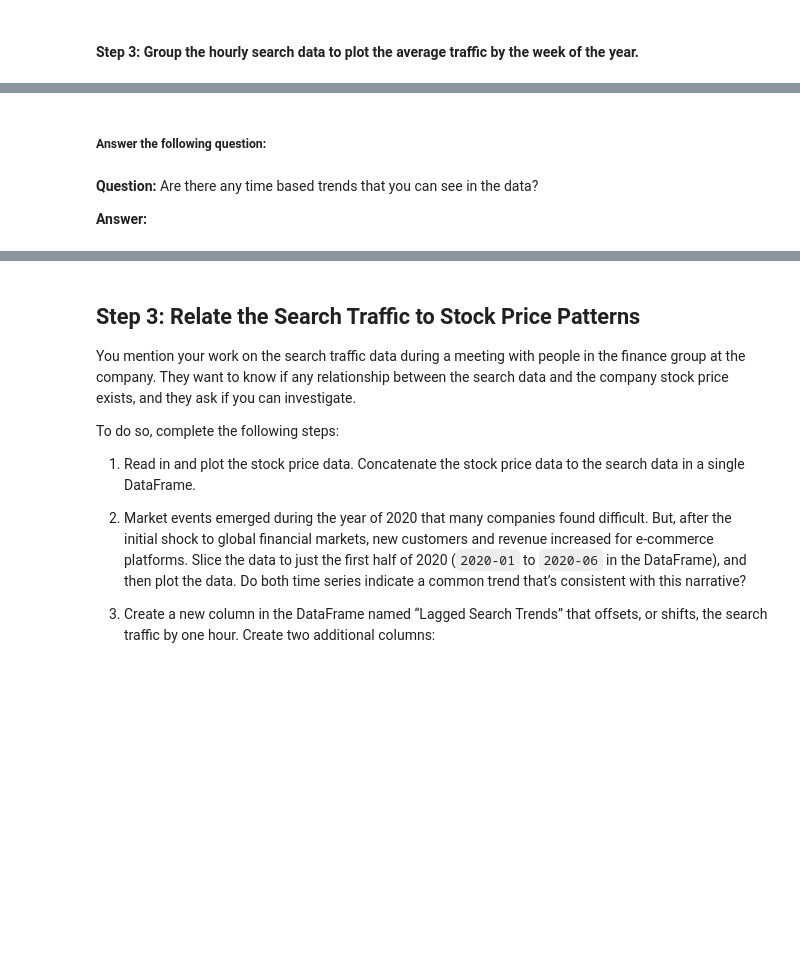
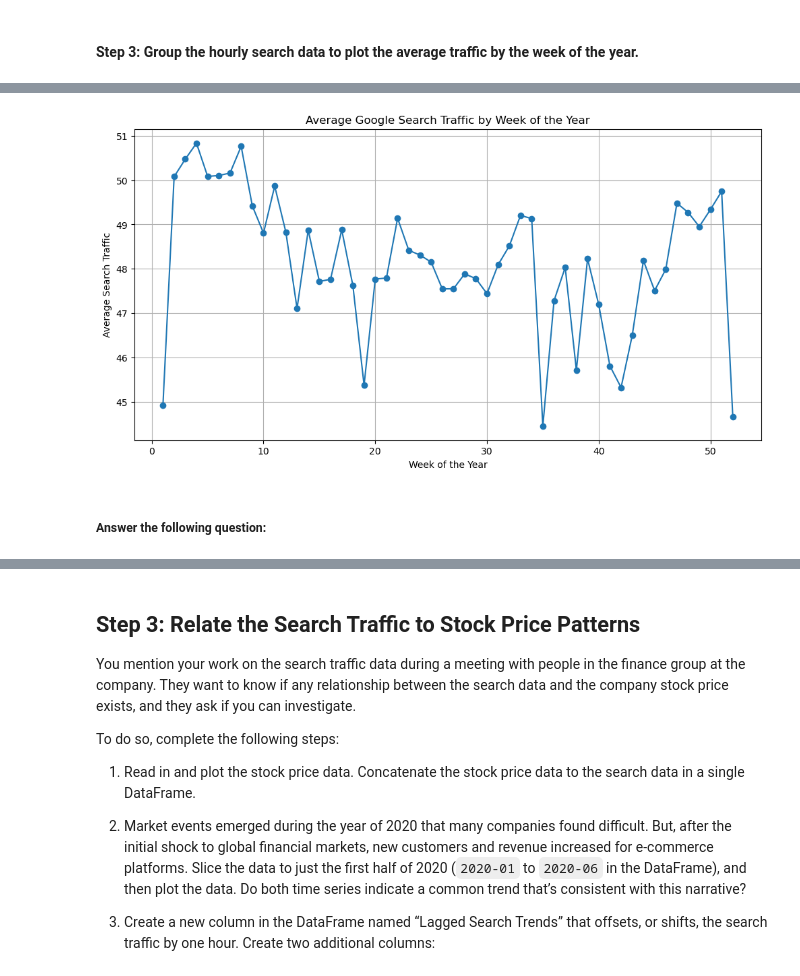
Before and after one commit to tsjohns9/prophet-challenge, a Jupyter notebook: forecasting_net_prophet.ipynb, the cells around one changed output, grey strips where cells are left out. Saved outputs shown, nothing was run; the diff lists cells and outputs as text; code cells hidden in the pictures; blank space fills up the shorter version.

```diff
--- a/forecasting_net_prophet.ipynb
+++ b/forecasting_net_prophet.ipynb
@@ -184,6 +204,17 @@ To that end, you want to mine the search traffic data for predictable seasonal p
+# %%
+# Group the hourly search data to plot the average traffic by the week of the year using `df.index.isocalendar().week`.
+df_mercado_trends_copy['WeekOfYear'] = df_mercado_trends_copy.index.isocalendar().week
+average_traffic_by_week = df_mercado_trends_copy.groupby('WeekOfYear')['Search Trends'].mean()
+
+# Plot the results
+plt.figure(figsize=(12, 6))
+plt.plot(average_traffic_by_week.index, average_traffic_by_week, marker='o')
+plt.title('Average Google Search Traffic by Week of the Year')
+plt.xlabel('Week of the Year')
+plt.ylabel('Average Search Traffic')
+plt.grid(True)
+plt.show()
+# %% [output]
+[figure, added]
 # %% [markdown]
 ##### Answer the following question:
-# %% [markdown]
-**Question:** Are there any time based trends that you can see in the data?
-
-**Answer:**
```
Also changed, not shown: parts of 6 cells of this notebook.
